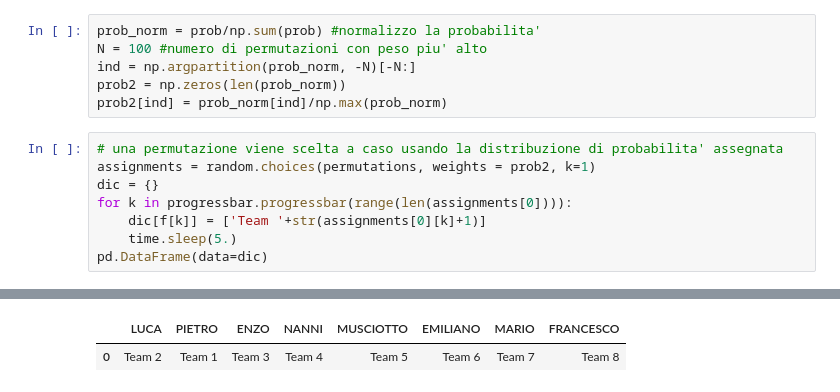
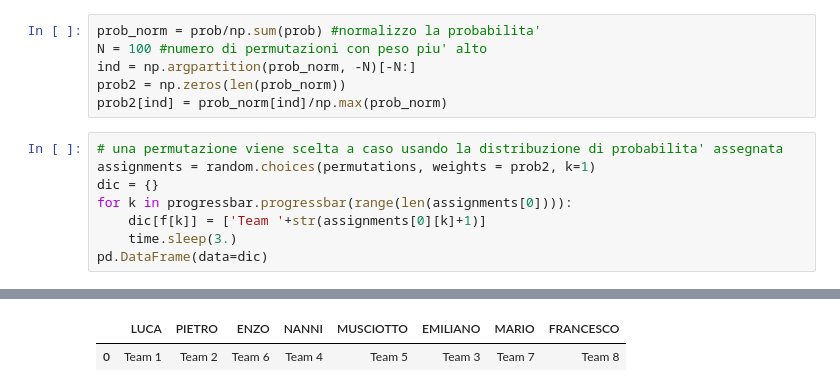
Before and after one commit to lucaagozzino/Fantapalla_simulazioni, a Jupyter notebook: Rose_quotazioni.ipynb, the cells around one changed output, grey strips where cells are left out. Saved outputs shown, nothing was run; the diff lists cells and outputs as text.

```diff
--- a/Rose_quotazioni.ipynb
+++ b/Rose_quotazioni.ipynb
@@ -102,6 +154,6 @@ assignments = random.choices(permutations, weights = prob2, k=1)
 dic = {}
 for k in progressbar.progressbar(range(len(assignments[0]))):
     dic[f[k]] = ['Team '+str(assignments[0][k]+1)]
-    time.sleep(5.)
+    time.sleep(3.)
 pd.DataFrame(data=dic)
 # %% [output]
@@ -108,2 +161,2 @@ pd.DataFrame(data=dic)
 |  | LUCA | PIETRO | ENZO | NANNI | MUSCIOTTO | EMILIANO | MARIO | FRANCESCO |
-| 0 | Team 2 | Team 1 | Team 3 | Team 4 | Team 5 | Team 6 | Team 7 | Team 8 |
+| 0 | Team 1 | Team 2 | Team 6 | Team 4 | Team 5 | Team 3 | Team 7 | Team 8 |
```
Also changed, not shown: parts of 7 cells of this notebook, 4 other files.
